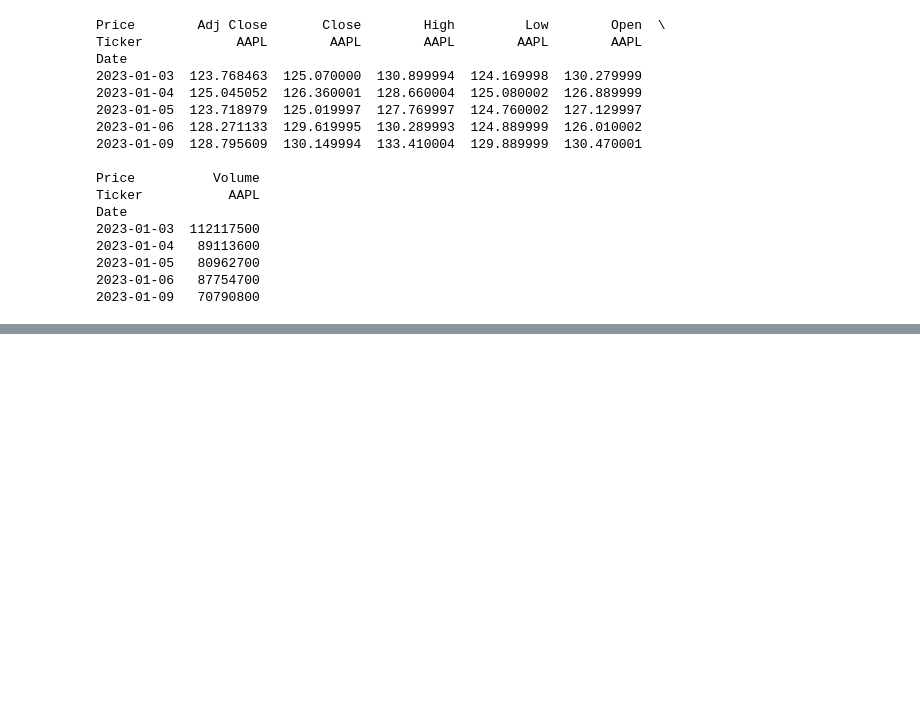
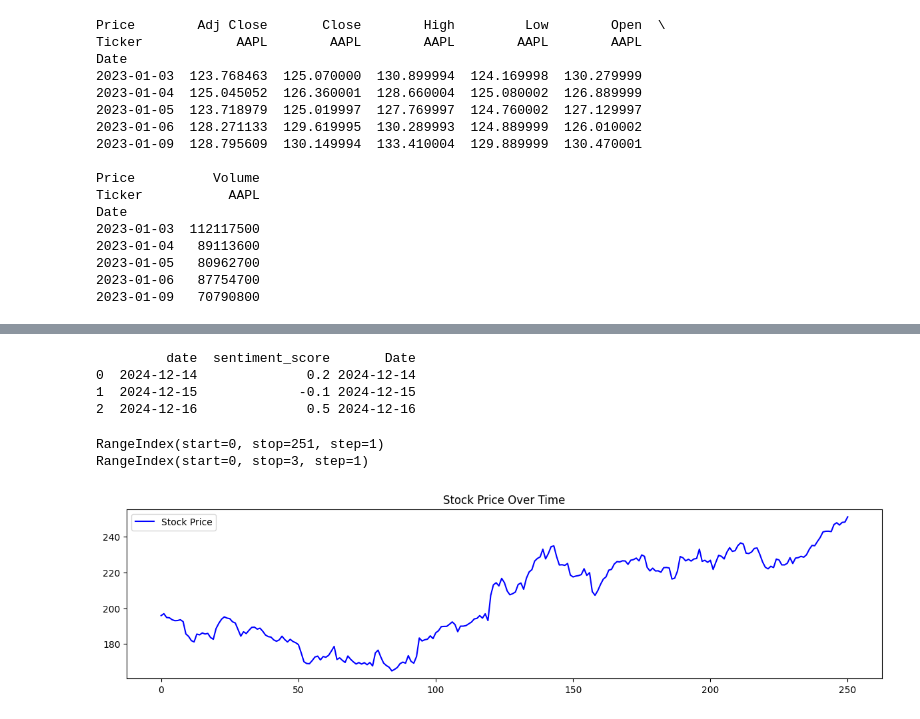
Before and after one commit to hermela-bekele/stock, a Jupyter notebook: notebooks/technical-indicators.ipynb, the cells around one changed output, grey strips where cells are left out. Saved outputs shown, nothing was run; the diff lists cells and outputs as text; code cells hidden in the pictures; blank space fills up the shorter version.

Commit message:
Sentiment Analysis

```diff
--- a/notebooks/technical-indicators.ipynb
+++ b/notebooks/technical-indicators.ipynb
@@ -294,3 +294,11 @@ Date
 2023-01-05   80962700
 2023-01-06   87754700
 2023-01-09   70790800
+# %%
+import yfinance as yf
+
+# get historical data for apple stock
+ticker = 'AAPL'
+stock_data = yf.download(ticker, period='1y')
+
+print(stock_data.head())
@@ -296,0 +434,37 @@ Date
+# %%
+# aggregate sentiment data over a period
+import pandas as pd
+
+sentiment_data = pd.DataFrame({
+    'date':['2024-12-14', '2024-12-15','2024-12-16'],
+    'sentiment_score': [0.2, -0.1, 0.5]
+})
+
+sentiment_data['Date'] = pd.to_datetime(sentiment_data['date'])
+print(sentiment_data)
+# %% [output]
+         date  sentiment_score       Date
+0  2024-12-14              0.2 2024-12-14
+1  2024-12-15             -0.1 2024-12-15
+2  2024-12-16              0.5 2024-12-16
+# %%
+print(stock_data.index)  # Check stock_data index
+print(sentiment_data.index)  # Check sentiment_data index
+# %% [output]
+RangeIndex(start=0, stop=251, step=1)
+RangeIndex(start=0, stop=3, step=1)
+# %%
+import matplotlib.pyplot as plt
+
+# Plot stock price and sentiment score
+plt.figure(figsize=(12, 6))
+
+plt.subplot(2, 1, 1)
+plt.plot(stock_data['Close'], label='Stock Price', color='blue')
+plt.title('Stock Price Over Time')
+plt.legend()
+
+plt.tight_layout()
+plt.show()
+# %% [output]
+[figure, added]
```
Also changed, not shown: parts of 4 cells of this notebook.
